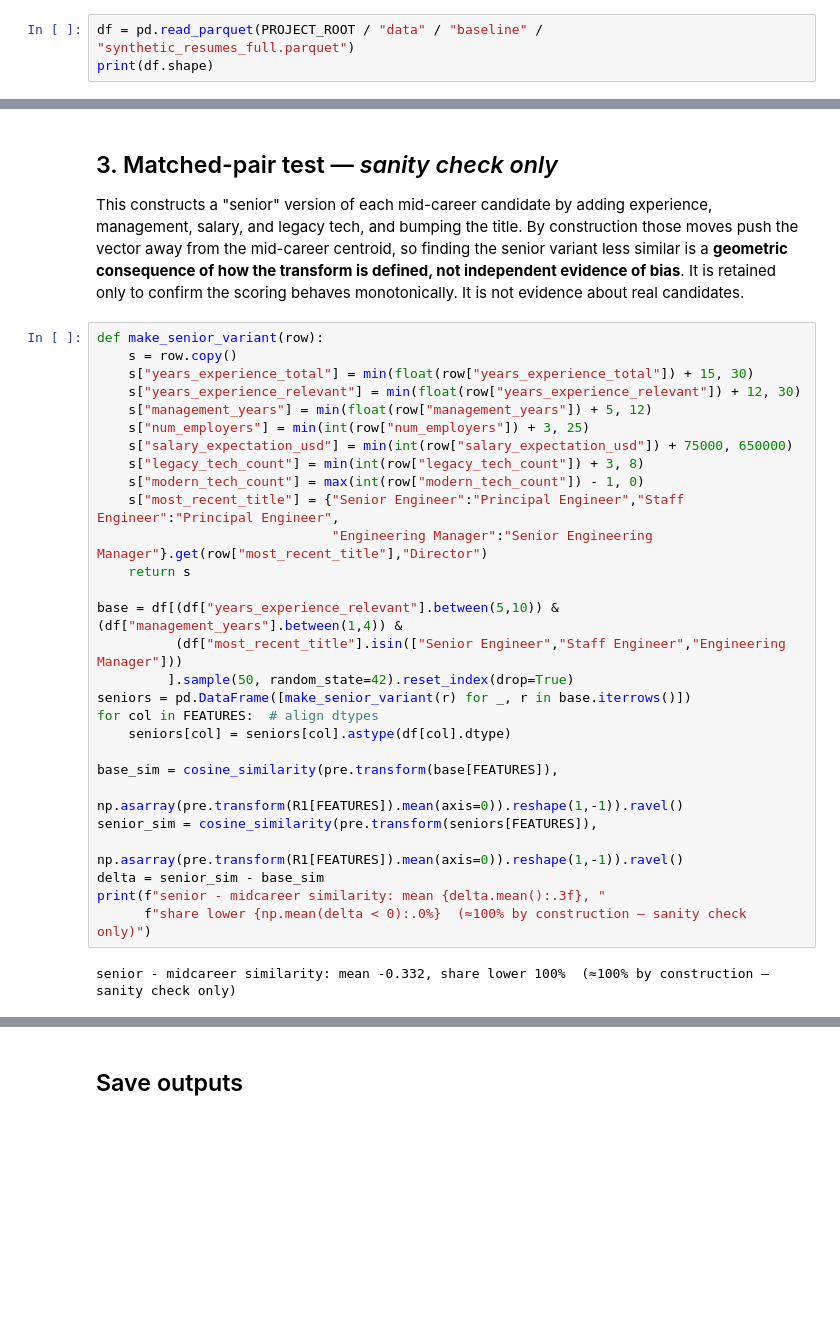
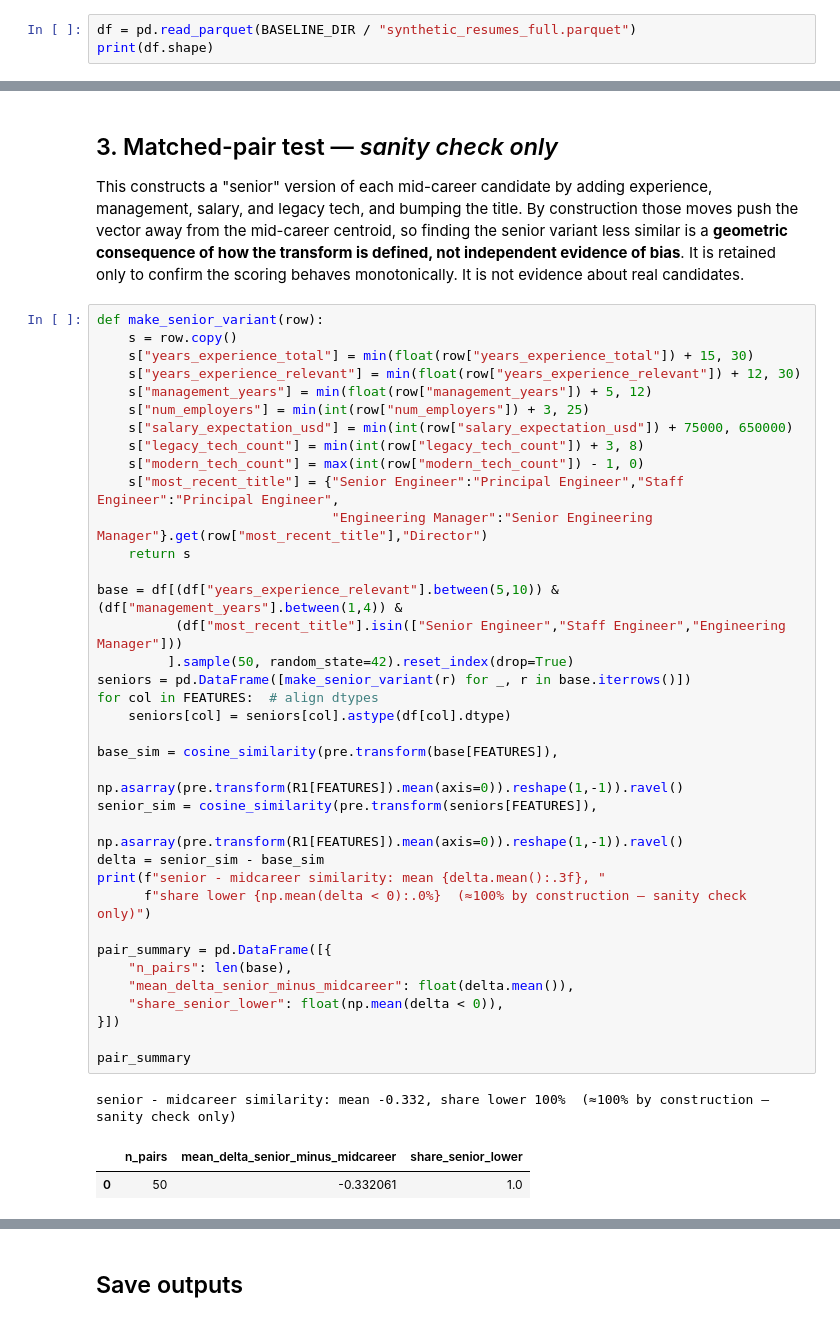
Before and after one commit to mualexander/ucbai-cs-resumefilter, a Jupyter notebook: notebooks/06_similarity_screening_experiment.ipynb, the cells around one changed output, grey strips where cells are left out. Saved outputs shown, nothing was run; the diff lists cells and outputs as text; blank space fills up the shorter version.

```diff
--- a/notebooks/06_similarity_screening_experiment.ipynb
+++ b/notebooks/06_similarity_screening_experiment.ipynb
@@ -37,7 +39,7 @@ AGE_ORDER = ["<30", "30-39", "40-49", "50-59", "60+"]
 # %% [markdown]
 ## Load dataset
 # %%
-df = pd.read_parquet(PROJECT_ROOT / "data" / "baseline" / "synthetic_resumes_full.parquet")
+df = pd.read_parquet(BASELINE_DIR / "synthetic_resumes_full.parquet")
 print(df.shape)
 # %% [output]
 (50000, 70)
@@ -197,33 +189,43 @@ This constructs a "senior" version of each mid-career candidate by adding experi
 # %%
 def make_senior_variant(row):
     s = row.copy()
     s["years_experience_total"] = min(float(row["years_experience_total"]) + 15, 30)
     s["years_experience_relevant"] = min(float(row["years_experience_relevant"]) + 12, 30)
     s["management_years"] = min(float(row["management_years"]) + 5, 12)
     s["num_employers"] = min(int(row["num_employers"]) + 3, 25)
     s["salary_expectation_usd"] = min(int(row["salary_expectation_usd"]) + 75000, 650000)
     s["legacy_tech_count"] = min(int(row["legacy_tech_count"]) + 3, 8)
     s["modern_tech_count"] = max(int(row["modern_tech_count"]) - 1, 0)
     s["most_recent_title"] = {"Senior Engineer":"Principal Engineer","Staff Engineer":"Principal Engineer",
                               "Engineering Manager":"Senior Engineering Manager"}.get(row["most_recent_title"],"Director")
     return s
 
 base = df[(df["years_experience_relevant"].between(5,10)) & (df["management_years"].between(1,4)) &
           (df["most_recent_title"].isin(["Senior Engineer","Staff Engineer","Engineering Manager"]))
          ].sample(50, random_state=42).reset_index(drop=True)
 seniors = pd.DataFrame([make_senior_variant(r) for _, r in base.iterrows()])
 for col in FEATURES:  # align dtypes
     seniors[col] = seniors[col].astype(df[col].dtype)
 
 base_sim = cosine_similarity(pre.transform(base[FEATURES]),
                              np.asarray(pre.transform(R1[FEATURES]).mean(axis=0)).reshape(1,-1)).ravel()
 senior_sim = cosine_similarity(pre.transform(seniors[FEATURES]),
                                np.asarray(pre.transform(R1[FEATURES]).mean(axis=0)).reshape(1,-1)).ravel()
 delta = senior_sim - base_sim
 print(f"senior - midcareer similarity: mean {delta.mean():.3f}, "
       f"share lower {np.mean(delta < 0):.0%}  (≈100% by construction — sanity check only)")
+
+pair_summary = pd.DataFrame([{
+    "n_pairs": len(base),
+    "mean_delta_senior_minus_midcareer": float(delta.mean()),
+    "share_senior_lower": float(np.mean(delta < 0)),
+}])
+
+pair_summary
 # %% [output]
 senior - midcareer similarity: mean -0.332, share lower 100%  (≈100% by construction — sanity check only)
+|  | n_pairs | mean_delta_senior_minus_midcareer | share_senior_lower |
+| 0 | 50 | -0.332061 | 1.0 |
 # %% [markdown]
 ## Interpretation
 
```
Also changed, not shown: parts of 7 cells of this notebook, 13 other files.
